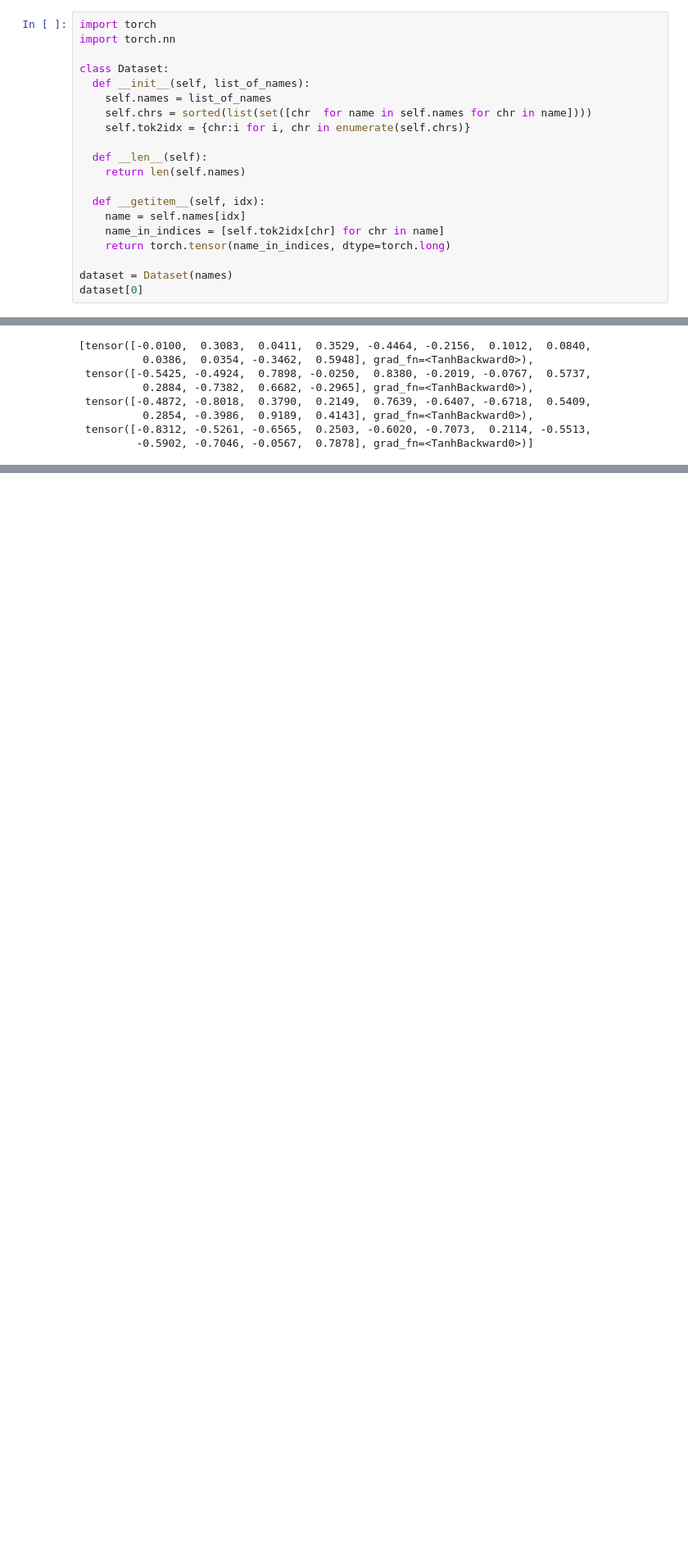
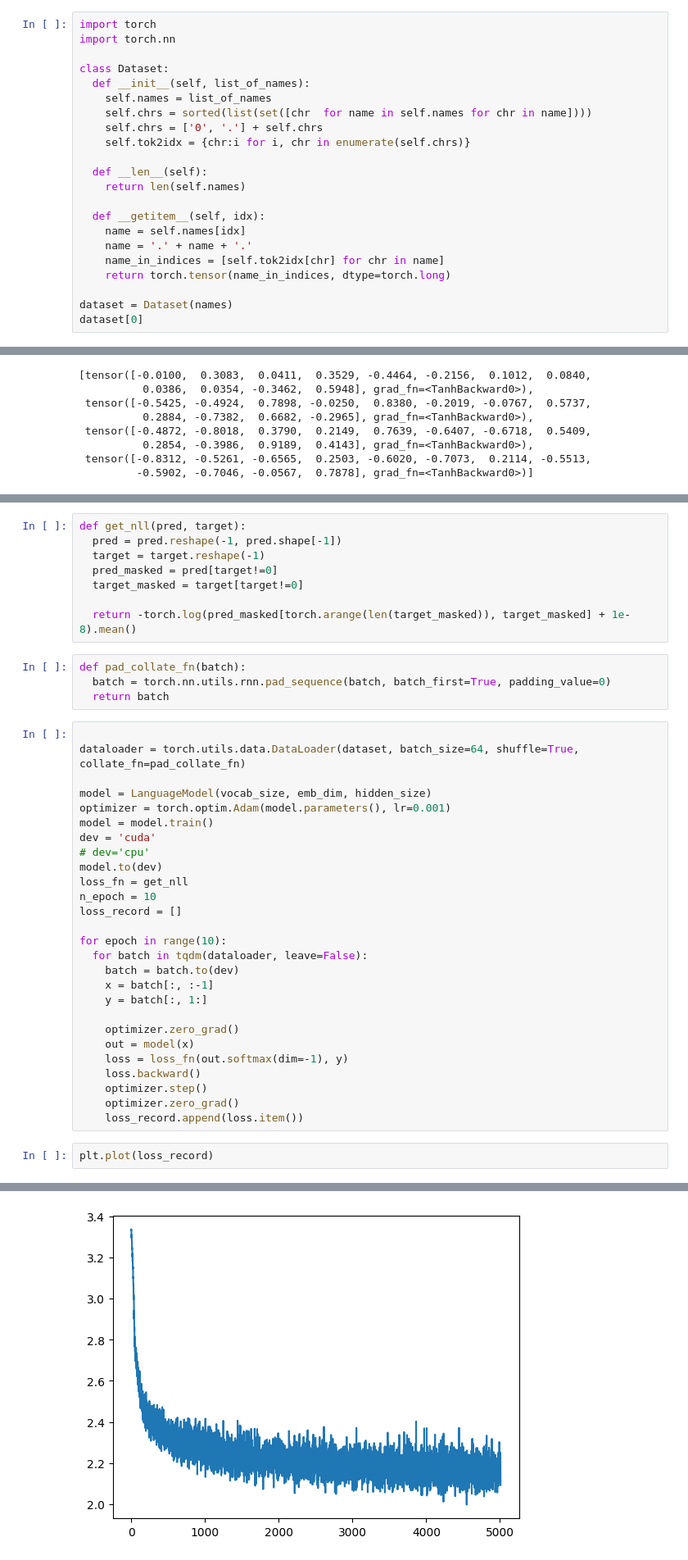
Before and after one commit to jdasam/aat3020-2023, a Jupyter notebook: notebooks/3_Language_modeling.ipynb, the cells around one changed output, grey strips where cells are left out. Shown at 82% size. Drawn from its saved outputs; the diff is of its cells as text; blank space fills up the shorter version.

Commit message:
update language modeling

```diff
--- a/notebooks/3_Language_modeling.ipynb
+++ b/notebooks/3_Language_modeling.ipynb
@@ -129,6 +148,7 @@ class Dataset:
   def __init__(self, list_of_names):
     self.names = list_of_names
     self.chrs = sorted(list(set([chr  for name in self.names for chr in name])))
+    self.chrs = ['0', '.'] + self.chrs
     self.tok2idx = {chr:i for i, chr in enumerate(self.chrs)}
 
   def __len__(self):
@@ -136,6 +156,7 @@ class Dataset:
 
   def __getitem__(self, idx):
     name = self.names[idx]
+    name = '.' + name + '.'
     name_in_indices = [self.tok2idx[chr] for chr in name]
     return torch.tensor(name_in_indices, dtype=torch.long)
 
@@ -218,0 +262,42 @@ plt.plot(((torch.arange(100) - 50)/10).tanh())
+# %%
+def get_nll(pred, target):
+  pred = pred.reshape(-1, pred.shape[-1])
+  target = target.reshape(-1)
+  pred_masked = pred[target!=0]
+  target_masked = target[target!=0]
+
+  return -torch.log(pred_masked[torch.arange(len(target_masked)), target_masked] + 1e-8).mean()
+# %%
+def pad_collate_fn(batch):
+  batch = torch.nn.utils.rnn.pad_sequence(batch, batch_first=True, padding_value=0)
+  return batch
+# %%
+
+dataloader = torch.utils.data.DataLoader(dataset, batch_size=64, shuffle=True, collate_fn=pad_collate_fn)
+
+model = LanguageModel(vocab_size, emb_dim, hidden_size)
+optimizer = torch.optim.Adam(model.parameters(), lr=0.001)
+model = model.train()
+dev = 'cuda'
+# dev='cpu'
+model.to(dev)
+loss_fn = get_nll
+n_epoch = 10
+loss_record = []
+
+for epoch in range(10):
+  for batch in tqdm(dataloader, leave=False):
+    batch = batch.to(dev)
+    x = batch[:, :-1]
+    y = batch[:, 1:]
+
+    optimizer.zero_grad()
+    out = model(x)
+    loss = loss_fn(out.softmax(dim=-1), y)
+    loss.backward()
+    optimizer.step()
+    optimizer.zero_grad()
+    loss_record.append(loss.item())
+# %%
+plt.plot(loss_record)
+# %% [output]
@@ -218,0 +305 @@ plt.plot(((torch.arange(100) - 50)/10).tanh())
+[figure, added]
```
Also changed, not shown: parts of 9 cells of this notebook.
